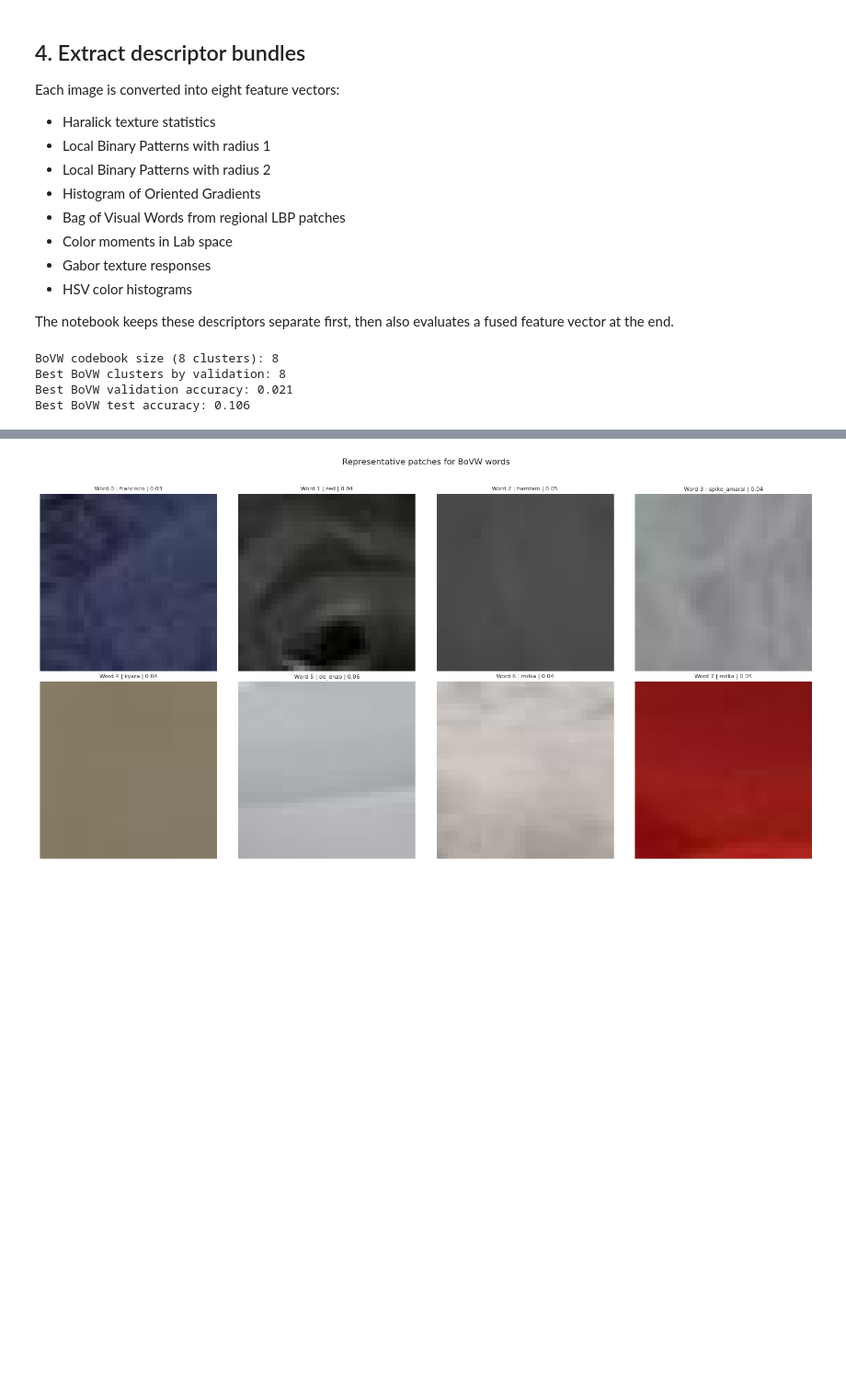
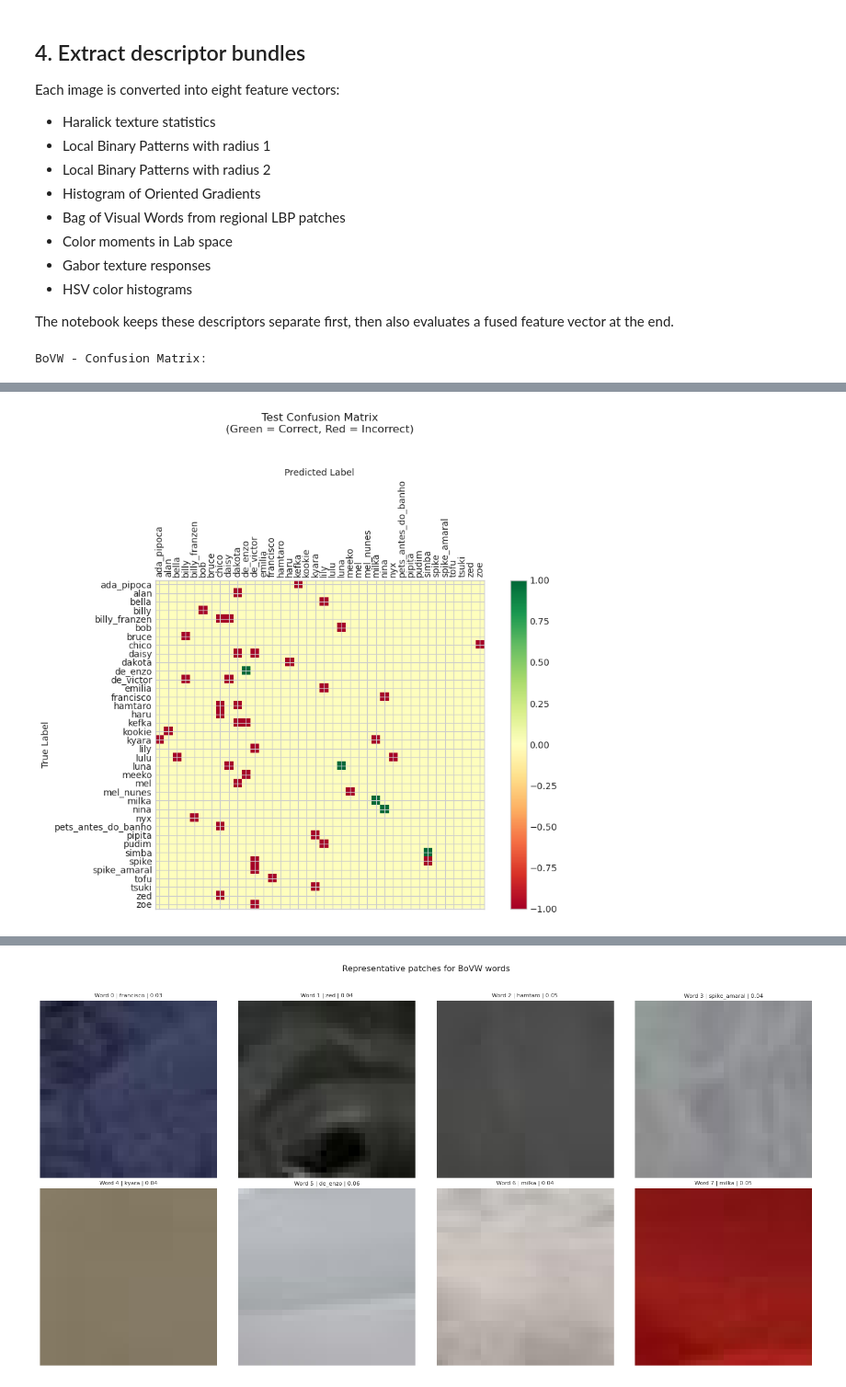
Before and after one commit to tbarbieri-usp/Image-Descriptors, a Jupyter notebook: classification_pipeline.ipynb, the cells around one changed output, grey strips where cells are left out. Shown at 92% size. Cells and saved outputs as stored; diff of their text form; code cells hidden in the pictures; blank space fills up the shorter version.

Commit message:
added confusion matrices

```diff
--- a/classification_pipeline.ipynb
+++ b/classification_pipeline.ipynb
@@ -147,14 +149,23 @@ def evaluate_descriptor_bundle(train_bundles, validation_bundles, test_bundles,
     validation_scaled = apply_standardization(validation_matrix, mean, std)
     test_scaled = apply_standardization(test_matrix, mean, std)
 
+
     centroids = train_nearest_centroid(train_scaled, train_labels)
-    validation_score = accuracy_score(validation_labels, predict_nearest_centroid(validation_scaled, centroids))
-    test_score = accuracy_score(test_labels, predict_nearest_centroid(test_scaled, centroids))
+
+    val_nearest_centroids = predict_nearest_centroid(validation_scaled, centroids)
+    test_nearest_centroids = predict_nearest_centroid(test_scaled, centroids)
+
+    validation_score = accuracy_score(validation_labels, val_nearest_centroids)
+    test_score = accuracy_score(test_labels, test_nearest_centroids)
+
+    if descriptor_name == 'bovw':
+        print('BoVW - Confusion Matrix:')
+        plot_confusion_matrix(test_nearest_centroids, test_labels)
 
     return train_scaled, validation_scaled, test_scaled, validation_score, test_score
 
-bovw_runs = []
-best_bovw = None
+# bovw_runs = []
+# best_bovw = None
 
 for cluster_count in BOVW_CLUSTER_CANDIDATES:
     bovw_codebook = build_bovw_codebook(
@@ -164,7 +175,7 @@ for cluster_count in BOVW_CLUSTER_CANDIDATES:
         points=BOVW_POINTS,
         radius=BOVW_RADIUS,
     )
-    print(f'BoVW codebook size ({cluster_count} clusters): {len(bovw_codebook)}')
+    # print(f'BoVW codebook size ({cluster_count} clusters): {len(bovw_codebook)}')
 
     train_labels, train_bundles = extract_bundles(
         train_records,
@@ -218,36 +229,36 @@ for cluster_count in BOVW_CLUSTER_CANDIDATES:
         hsv_bins=HSV_BINS,
     )
 
-    train_scaled, validation_scaled, test_scaled, validation_score, test_score = evaluate_descriptor_bundle(train_bundles, validation_bundles, test_bundles, train_labels, validation_labels, test_labels,'bovw')
+#    train_scaled, validation_scaled, test_scaled, validation_score, test_score = evaluate_descriptor_bundle(train_bundles, validation_bundles, test_bundles, train_labels, validation_labels, test_labels,'bovw')
 
-    bovw_runs.append({
-        'clusters': cluster_count,
-        'codebook': bovw_codebook,
-        'train_labels': train_labels,
-        'train_bundles': train_bundles,
-        'validation_labels': validation_labels,
-        'validation_bundles': validation_bundles,
-        'test_labels': test_labels,
-        'test_bundles': test_bundles,
-        'validation_score': validation_score,
-        'test_score': test_score,
-    })
+#     bovw_runs.append({
+#         'clusters': cluster_count,
+#         'codebook': bovw_codebook,
+#         'train_labels': train_labels,
+#         'train_bundles': train_bundles,
+#         'validation_labels': validation_labels,
+#         'validation_bundles': validation_bundles,
+#         'test_labels': test_labels,
+#         'test_bundles': test_bundles,
+#         'validation_score': validation_score,
+#         'test_score': test_score,
+#     })
 
-    if best_bovw is None or validation_score > best_bovw['validation_score']:
-        best_bovw = bovw_runs[-1]
+#     if best_bovw is None or validation_score > best_bovw['validation_score']:
+#         best_bovw = bovw_runs[-1]
 
-assert best_bovw is not None
-print(f"Best BoVW clusters by validation: {best_bovw['clusters']}")
-print(f"Best BoVW validation accuracy: {best_bovw['validation_score']:.3f}")
-print(f"Best BoVW test accuracy: {best_bovw['test_score']:.3f}")
+# assert best_bovw is not None
+# print(f"Best BoVW clusters by validation: {best_bovw['clusters']}")
+# print(f"Best BoVW validation accuracy: {best_bovw['validation_score']:.3f}")
+# print(f"Best BoVW test accuracy: {best_bovw['test_score']:.3f}")
 
-bovw_codebook = best_bovw['codebook']
-train_labels = best_bovw['train_labels']
-train_bundles = best_bovw['train_bundles']
-validation_labels = best_bovw['validation_labels']
-validation_bundles = best_bovw['validation_bundles']
-test_labels = best_bovw['test_labels']
-test_bundles = best_bovw['test_bundles']
+# bovw_codebook = best_bovw['codebook']
+# train_labels = best_bovw['train_labels']
+# train_bundles = best_bovw['train_bundles']
+# validation_labels = best_bovw['validation_labels']
+# validation_bundles = best_bovw['validation_bundles']
+# test_labels = best_bovw['test_labels']
+# test_bundles = best_bovw['test_bundles']
 
 descriptor_names = ['haralick', 'lbp_r1', 'lbp_r2', 'hog', 'bovw', 'color_moments', 'gabor', 'hsv_histogram']
 descriptor_labels = {
@@ -274,9 +285,6 @@ for descriptor_name in descriptor_names:
     scaled_blocks['validation'].append(validation_scaled)
     scaled_blocks['test'].append(test_scaled)
 
-results
+pd.DataFrame(results).T.sort_values('validation', ascending=False)
 # %% [output]
-BoVW codebook size (8 clusters): 8
-Best BoVW clusters by validation: 8
-Best BoVW validation accuracy: 0.021
-Best BoVW test accuracy: 0.106
+BoVW - Confusion Matrix:
@@ -291,0 +291 @@ Best BoVW test accuracy: 0.106
+[figure, added]
```
Also changed, not shown: parts of 7 cells of this notebook, 1 other file.
